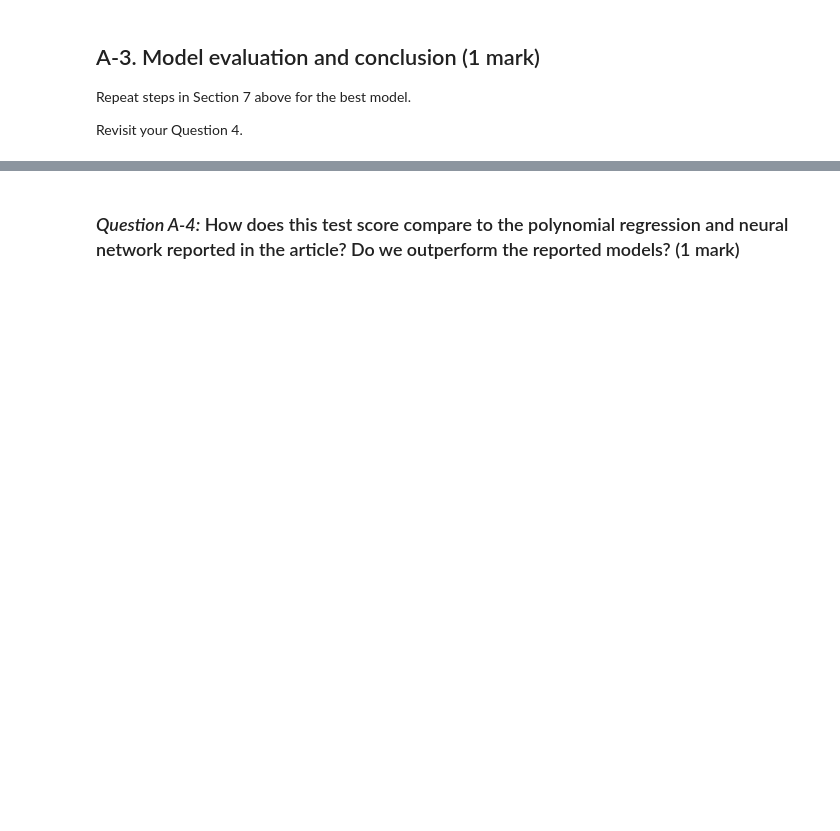
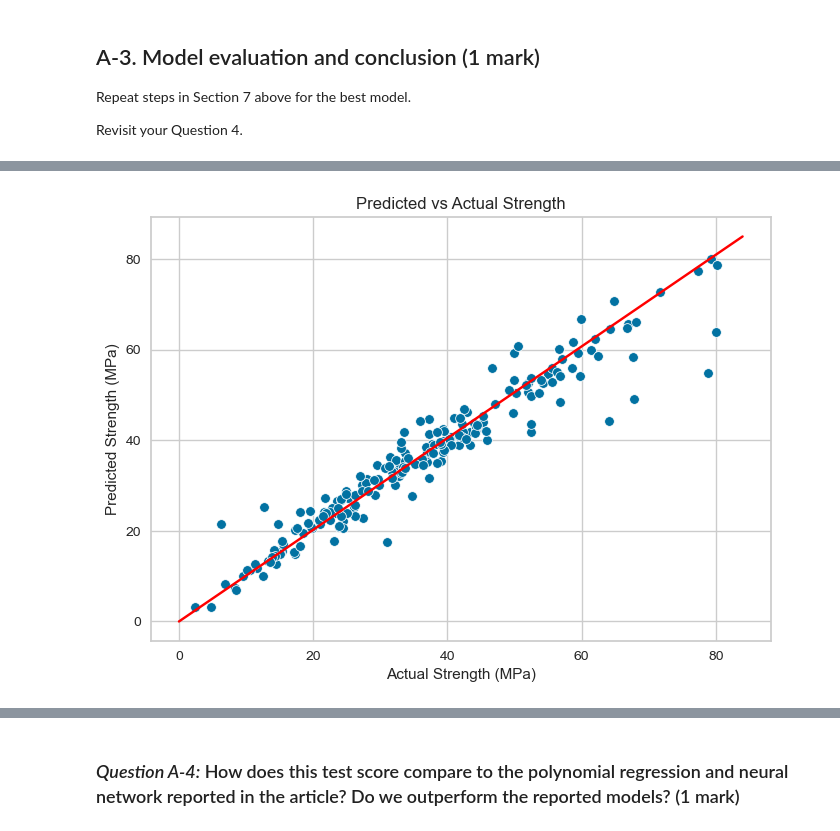
Before and after one commit to jcharlpretorius/ensf611_lab2, a Jupyter notebook: lab2.ipynb, the cells around one changed output, grey strips where cells are left out. Cells and saved outputs as stored; diff of their text form; code cells hidden in the pictures; blank space fills up the shorter version.

```diff
--- a/lab2.ipynb
+++ b/lab2.ipynb
@@ -422,2 +442,11 @@ Use the following hyperparameters and values:
+# %%
+# Setup grid search for GradientBoostingRegressor(random_state=79)
+param_grid = {
+    'n_estimators': [100, 200, 500],
+    'max_depth': [1, 3, 5, 7],
+    'learning_rate': [0.01, 0.1, 1.0]}
+
+grid_search_gb = GridSearchCV(GradientBoostingRegressor(random_state=79), param_grid, cv=7, scoring='neg_root_mean_squared_error')
 # %%
-# TODO: perform the grid search by calling fit()
+# perform the grid search by calling fit()
+grid_search_gb.fit(X_train, y_train)
@@ -434,4 +475,6 @@ Use the following hyperparameters and values:
 
 Get the best estimator from the two grid searches above and retrain this model on all training data.
 # %%
-#TODO: retrain the best estimator
+# retrain the best estimator
+best_model = grid_search_gb.best_estimator_
+best_model.fit(X_train, y_train)
@@ -449,0 +489,15 @@ Revisit your Question 4.
+# %%
+# train and test set scores of retrained best model
+# training set:
+y_train_pred = best_model.predict(X_train)
+train_rms = np.sqrt(mean_squared_error(y_train, y_train_pred))
+train_r2 = r2_score(y_train, y_train_pred)
+
+# testing set:
+y_test_pred = best_model.predict(X_test)
+test_rms = np.sqrt(mean_squared_error(y_test, y_test_pred))
+test_r2 = r2_score(y_test, y_test_pred)
+
+# print scores/errors:
+print("Training set:\n\tRoot mean-squared error: {:.2f} MPa\n\tR2 score: {:.3f}".format(train_rms, train_r2))
+print("\nTest set:\n\tRoot mean-squared error: {:.2f} MPa\n\tR2 score: {:.3f}".format(test_rms, test_r2))
@@ -449,0 +512,14 @@ Revisit your Question 4.
+# %%
+# predicted-actual plot
+#Plot actual vs predicted
+sns.scatterplot(x=y_test, y=y_test_pred)
+# add line of unity
+unity = np.linspace(0, 85, 85)
+plt.plot(unity, color='red')
+
+# add title and labels
+plt.title('Predicted vs Actual Strength')
+plt.xlabel('Actual Strength (MPa)')
+plt.ylabel('Predicted Strength (MPa)');
+# %% [output]
+[figure, added]
```
Also changed, not shown: parts of 22 cells of this notebook.
